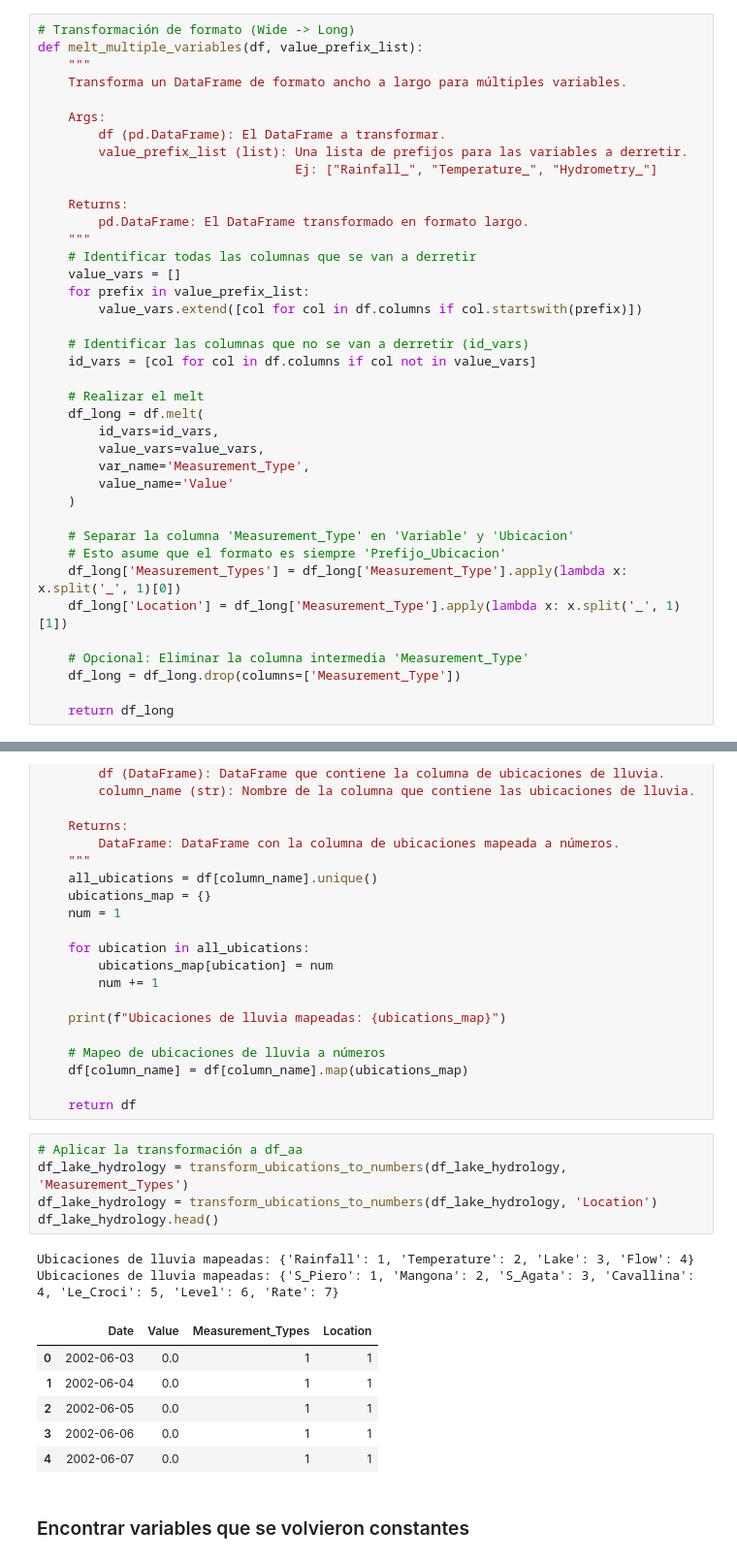
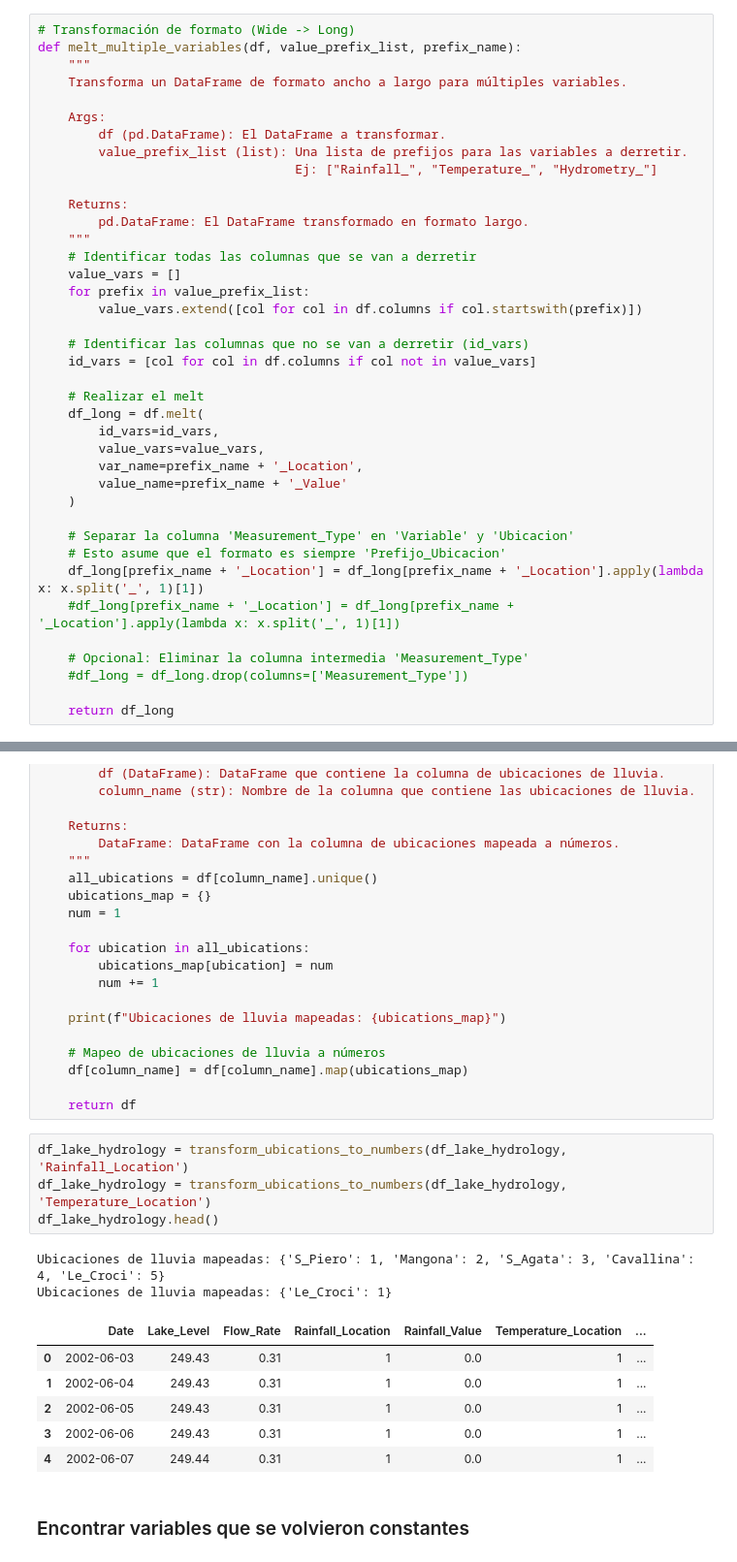
Before and after one commit to Bere333/Smart-Water-Analytics-BBRH, a Jupyter notebook: src/01_eda_lake.ipynb, the cells around one changed output, grey strips where cells are left out. Shown at 97% size. Saved outputs shown, nothing was run; the diff lists cells and outputs as text.

```diff
--- a/src/01_eda_lake.ipynb
+++ b/src/01_eda_lake.ipynb
@@ -219,7 +224,7 @@ Al realizar el EDA inicial, se identificó que existen variables (features) que
 Función general para realizar transformación de formato Wide -> Long.
 # %%
 # Transformación de formato (Wide -> Long)
-def melt_multiple_variables(df, value_prefix_list):
+def melt_multiple_variables(df, value_prefix_list, prefix_name):
     """
     Transforma un DataFrame de formato ancho a largo para múltiples variables.
 
@@ -243,17 +248,17 @@ def melt_multiple_variables(df, value_prefix_list):
     df_long = df.melt(
         id_vars=id_vars,
         value_vars=value_vars,
-        var_name='Measurement_Type',
-        value_name='Value'
+        var_name=prefix_name + '_Location',
+        value_name=prefix_name + '_Value'
     )
 
     # Separar la columna 'Measurement_Type' en 'Variable' y 'Ubicacion'
     # Esto asume que el formato es siempre 'Prefijo_Ubicacion'
-    df_long['Measurement_Types'] = df_long['Measurement_Type'].apply(lambda x: x.split('_', 1)[0])
-    df_long['Location'] = df_long['Measurement_Type'].apply(lambda x: x.split('_', 1)[1])
+    df_long[prefix_name + '_Location'] = df_long[prefix_name + '_Location'].apply(lambda x: x.split('_', 1)[1])
+    #df_long[prefix_name + '_Location'] = df_long[prefix_name + '_Location'].apply(lambda x: x.split('_', 1)[1])
 
     # Opcional: Eliminar la columna intermedia 'Measurement_Type'
-    df_long = df_long.drop(columns=['Measurement_Type'])
+    #df_long = df_long.drop(columns=['Measurement_Type'])
 
     return df_long
 # %%
@@ -301,20 +344,19 @@ def transform_ubications_to_numbers(df, column_name):
     df[column_name] = df[column_name].map(ubications_map)
 
     return df
-# %%
-# Aplicar la transformación a df_aa
-df_lake_hydrology = transform_ubications_to_numbers(df_lake_hydrology, 'Measurement_Types')
-df_lake_hydrology = transform_ubications_to_numbers(df_lake_hydrology, 'Location')
-df_lake_hydrology.head()
-# %% [output]
-Ubicaciones de lluvia mapeadas: {'Rainfall': 1, 'Temperature': 2, 'Lake': 3, 'Flow': 4}
-Ubicaciones de lluvia mapeadas: {'S_Piero': 1, 'Mangona': 2, 'S_Agata': 3, 'Cavallina': 4, 'Le_Croci': 5, 'Level': 6, 'Rate': 7}
-|  | Date | Value | Measurement_Types | Location |
-| 0 | 2002-06-03 | 0.0 | 1 | 1 |
-| 1 | 2002-06-04 | 0.0 | 1 | 1 |
-| 2 | 2002-06-05 | 0.0 | 1 | 1 |
-| 3 | 2002-06-06 | 0.0 | 1 | 1 |
-| 4 | 2002-06-07 | 0.0 | 1 | 1 |
+# %%
+df_lake_hydrology = transform_ubications_to_numbers(df_lake_hydrology, 'Rainfall_Location')
+df_lake_hydrology = transform_ubications_to_numbers(df_lake_hydrology, 'Temperature_Location')
+df_lake_hydrology.head()
+# %% [output]
+Ubicaciones de lluvia mapeadas: {'S_Piero': 1, 'Mangona': 2, 'S_Agata': 3, 'Cavallina': 4, 'Le_Croci': 5}
+Ubicaciones de lluvia mapeadas: {'Le_Croci': 1}
+|  | Date | Lake_Level | Flow_Rate | Rainfall_Location | Rainfall_Value | Temperature_Location | ... |
+| 0 | 2002-06-03 | 249.43 | 0.31 | 1 | 0.0 | 1 | ... |
+| 1 | 2002-06-04 | 249.43 | 0.31 | 1 | 0.0 | 1 | ... |
+| 2 | 2002-06-05 | 249.43 | 0.31 | 1 | 0.0 | 1 | ... |
+| 3 | 2002-06-06 | 249.43 | 0.31 | 1 | 0.0 | 1 | ... |
+| 4 | 2002-06-07 | 249.44 | 0.31 | 1 | 0.0 | 1 | ... |
 # %% [markdown]
 ### Encontrar variables que se volvieron constantes
 # %%
```
Also changed, not shown: parts of 23 cells of this notebook, 1 other file.
